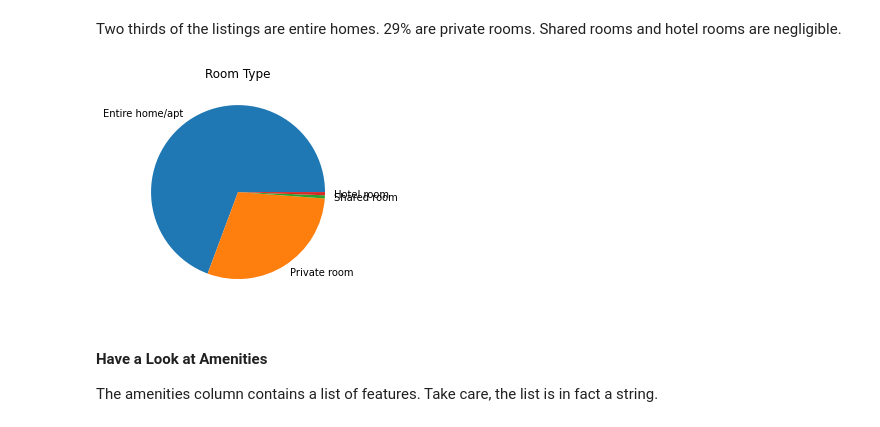
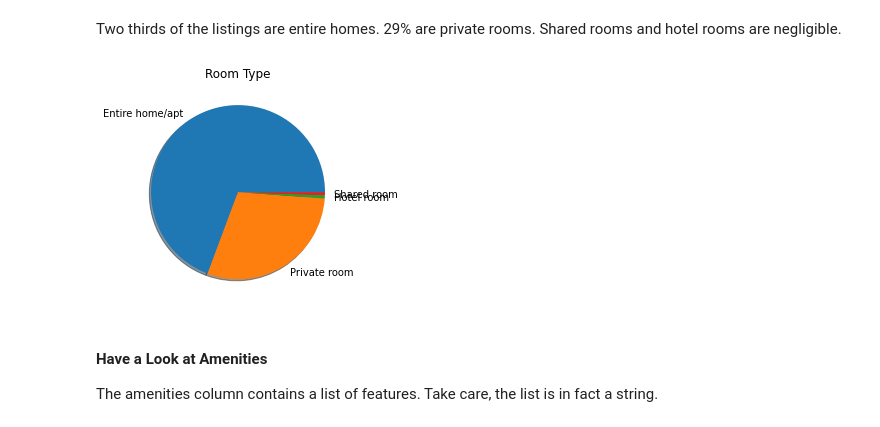
Before and after one commit to dchkeller/airbnbcase, a Jupyter notebook: airbnbcase.ipynb, the cells around one changed output. Drawn from its saved outputs; the diff is of its cells as text; code cells hidden in the pictures.

Commit message:
added new plots and tables for reviews

```diff
--- a/airbnbcase.ipynb
+++ b/airbnbcase.ipynb
@@ -160,5 +226,6 @@ m = folium.Map(location = [( df_loc_filled.latitude.min() + df_loc_filled.latitu
                tiles='Stamen toner', zoom_start = 8.)
 folium.plugins.HeatMap(
     df_loc_filled, name="Review Score Location", radius=5.,blur=6. ).add_to( m )
+dp_report.add_plot( m, "review_score_location" )
 m
 # %% [output]
@@ -185,11 +253,12 @@ Name: room_type, dtype: float64
 # %% [markdown]
 Two thirds of the listings are entire homes. 29% are private rooms. Shared rooms and hotel rooms are negligible.
 # %%
-ax = listings.room_type.value_counts().plot.pie()
+ax = listings.room_type.value_counts().plot.pie( shadow=True )
 ax.set_ylabel( None )
 ax.set_title( "Room Type" );
+dp_report.add_plot( ax, "room_type" )
 # %% [output]
-[figure, old version]
+[figure, new version]
 # %% [markdown]
 #### Have a Look at Amenities
 
```
Also changed, not shown: parts of 37 cells of this notebook.
